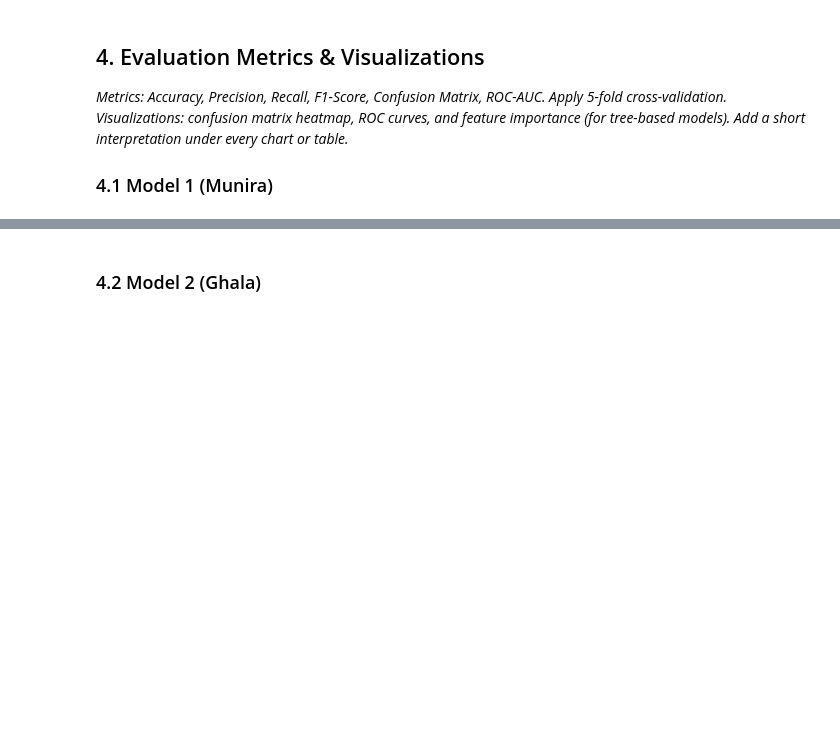
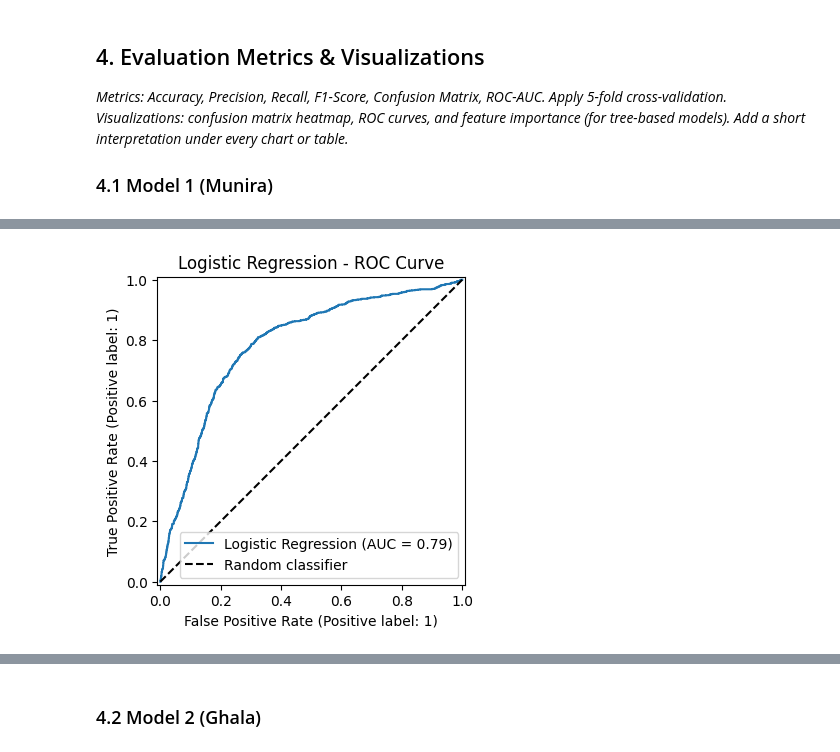
Before and after one commit to ManarAlrazin/SW485-Project-Group2, a Jupyter notebook: Phase1_Supervised_Learning.ipynb, the cells around one changed output, grey strips where cells are left out. Cells and saved outputs as stored; diff of their text form; code cells hidden in the pictures; blank space fills up the shorter version.

```diff
--- a/Phase1_Supervised_Learning.ipynb
+++ b/Phase1_Supervised_Learning.ipynb
@@ -193,0 +334,12 @@ Parameters: { "use_label_encoder" } are not used.
+# %%
+# Model 1: ROC curve
+from sklearn.metrics import RocCurveDisplay
+
+fig, ax = plt.subplots(figsize=(6, 4))
+RocCurveDisplay.from_estimator(best_logreg, X_test, y_test, ax=ax, name="Logistic Regression")
+ax.plot([0, 1], [0, 1], "k--", label="Random classifier")
+plt.title("Logistic Regression - ROC Curve")
+plt.legend()
+plt.show()
+# %% [output]
+[figure, added]
```
Also changed, not shown: parts of 13 cells of this notebook, 2 other files.
